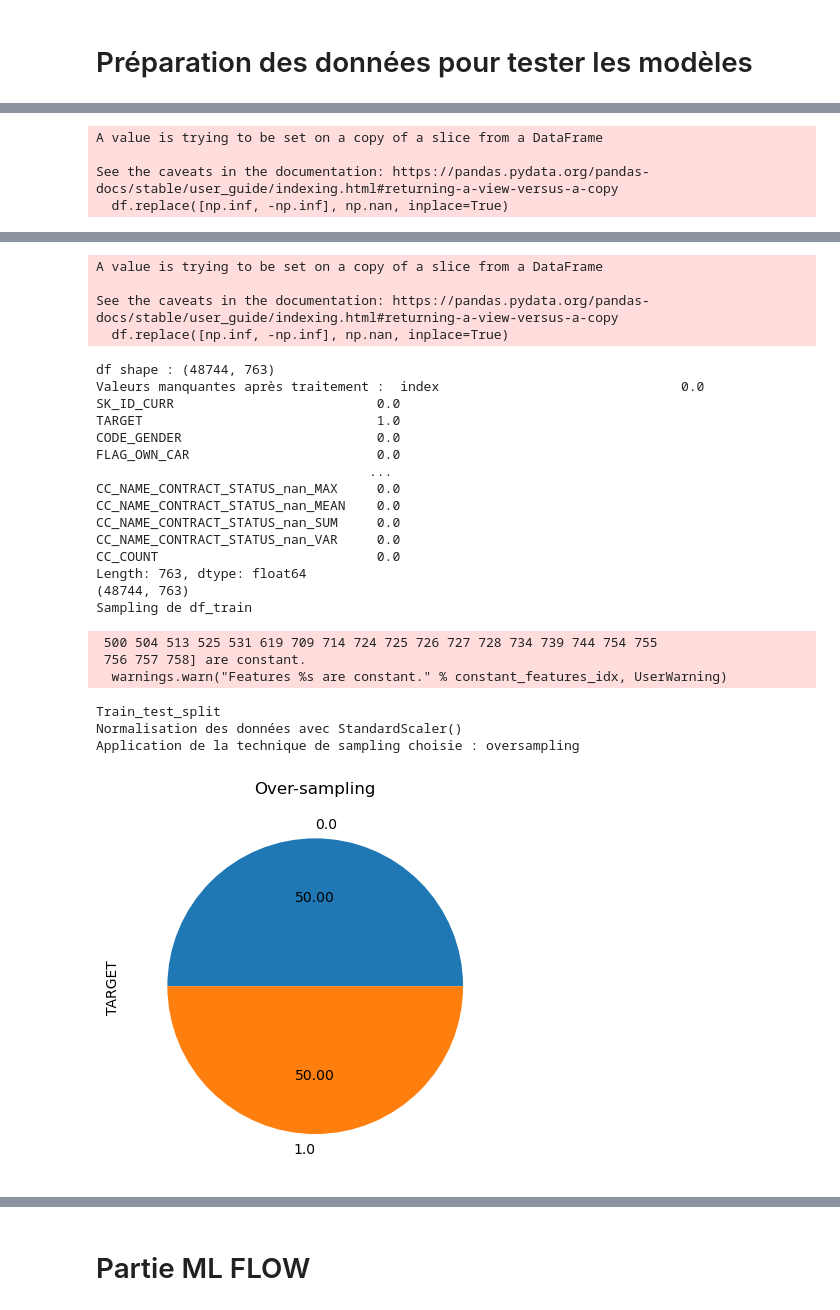
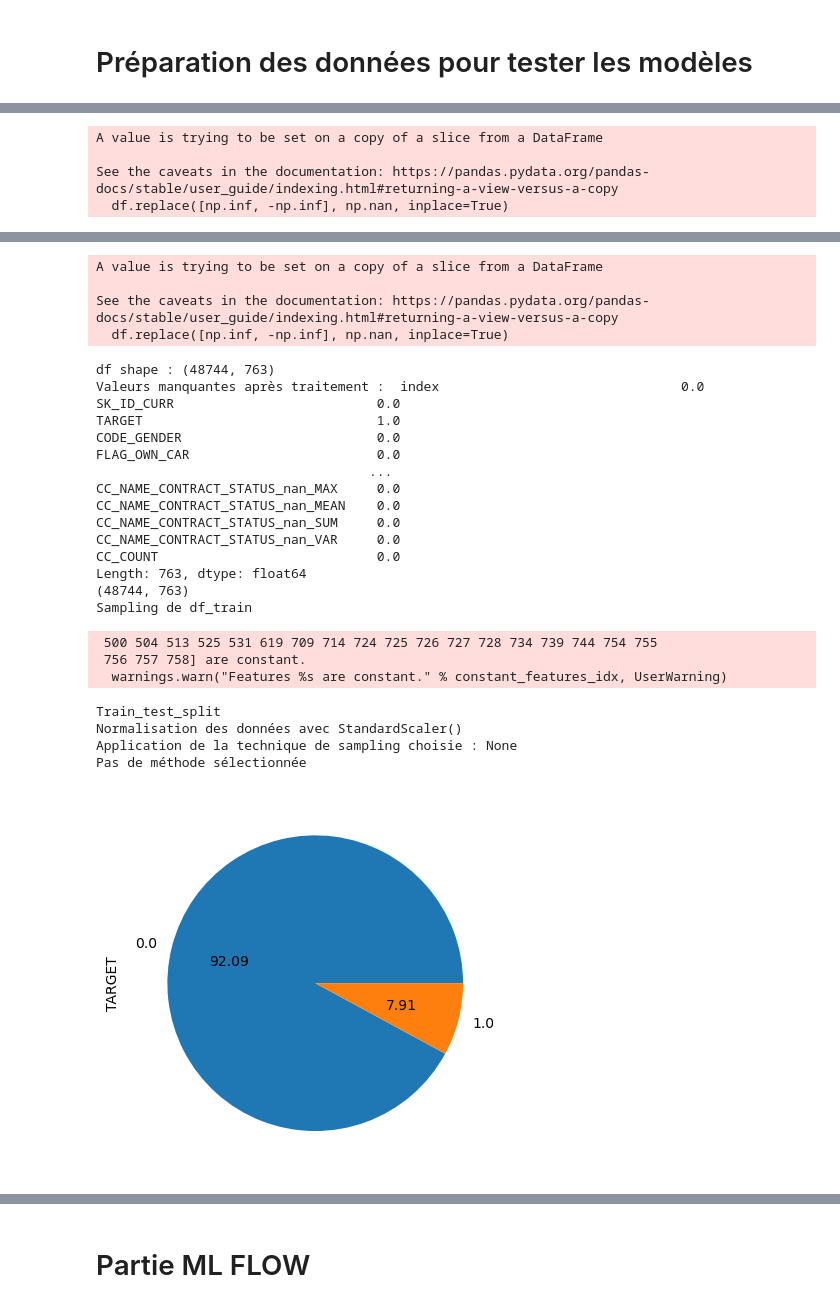
Before and after one commit to saraharouni/Modele_de_scoring_Data_Science, a Jupyter notebook: P7_Modelisation.ipynb, the cells around one changed output, grey strips where cells are left out. Cells and saved outputs as stored; diff of their text form; code cells hidden in the pictures.

```diff
--- a/P7_Modelisation.ipynb
+++ b/P7_Modelisation.ipynb
@@ -321,7 +316,7 @@ Je vais paramétrer ma fonction de preprocessing afin qu'elle permette à l'util
 # Préparation des données pour tester les modèles
 # %%
 # Séparation du fichier en jeu d'entrainement et de test
-X_train, X_test, y_train, y_test, x_col = preprocessing(df,standardiser=StandardScaler(),mode='oversampling')
+X_train, X_test, y_train, y_test, x_col = preprocessing(df,standardiser=StandardScaler(),mode=None)
 # %% [output]
 suppression des colonnes à valeur unique
 Suppression des colonnes qui contiennent plus de 75% de valeurs manquantes
@@ -360,35 +355,36 @@ CC_NAME_CONTRACT_STATUS_nan_VAR     0.0
 CC_COUNT                            0.0
 ... (10 lines left out)
 CC_NAME_CONTRACT_STATUS_nan_SUM     0.658358
 CC_NAME_CONTRACT_STATUS_nan_VAR     0.659589
 CC_COUNT                            0.658358
 Length: 763, dtype: float64
 A value is trying to be set on a copy of a slice from a DataFrame
 
 See the caveats in the documentation: https://pandas.pydata.org/pandas-docs/stable/user_guide/indexing.html#returning-a-view-versus-a-copy
   df.replace([np.inf, -np.inf], np.nan, inplace=True)
 df shape : (48744, 763)
 Valeurs manquantes après traitement :  index                               0.0
 SK_ID_CURR                          0.0
 TARGET                              1.0
 CODE_GENDER                         0.0
 FLAG_OWN_CAR                        0.0
                                    ...
 CC_NAME_CONTRACT_STATUS_nan_MAX     0.0
 CC_NAME_CONTRACT_STATUS_nan_MEAN    0.0
 CC_NAME_CONTRACT_STATUS_nan_SUM     0.0
 CC_NAME_CONTRACT_STATUS_nan_VAR     0.0
 CC_COUNT                            0.0
 Length: 763, dtype: float64
 (48744, 763)
 Sampling de df_train
  500 504 513 525 531 619 709 714 724 725 726 727 728 734 739 744 754 755
  756 757 758] are constant.
   warnings.warn("Features %s are constant." % constant_features_idx, UserWarning)
 Train_test_split
 Normalisation des données avec StandardScaler()
-Application de la technique de sampling choisie : oversampling
+Application de la technique de sampling choisie : None
+Pas de méthode sélectionnée
-[figure, old version]
+[figure, new version]
 # %%
 y_pred_optimal, y_proba, rf_model, y_pred_optimal_best, y_proba_best, best_rf_model,results_rf, df_result_rf = random_forest(X_train,y_train,X_test,y_test)
 # %% [output]
```
Also changed, not shown: parts of 51 cells of this notebook.
